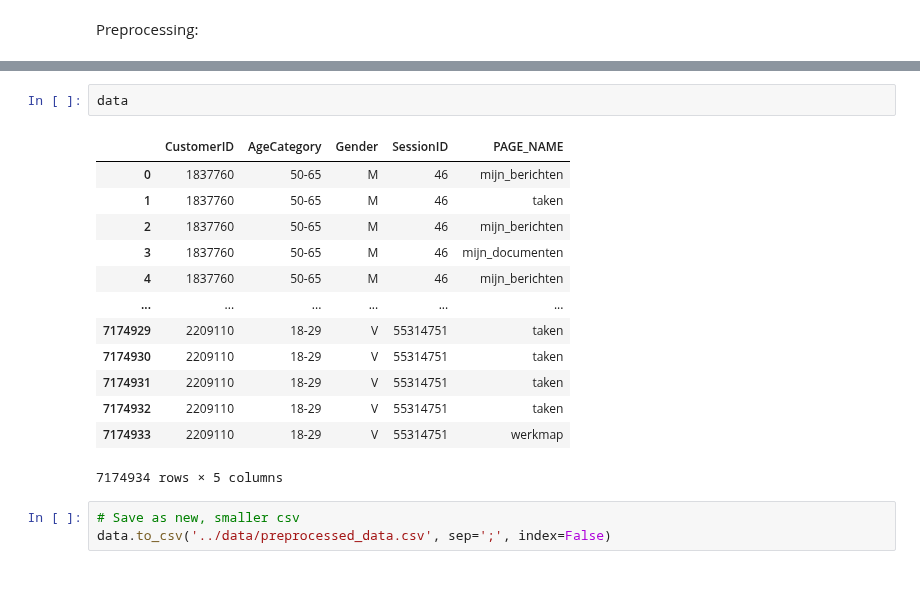
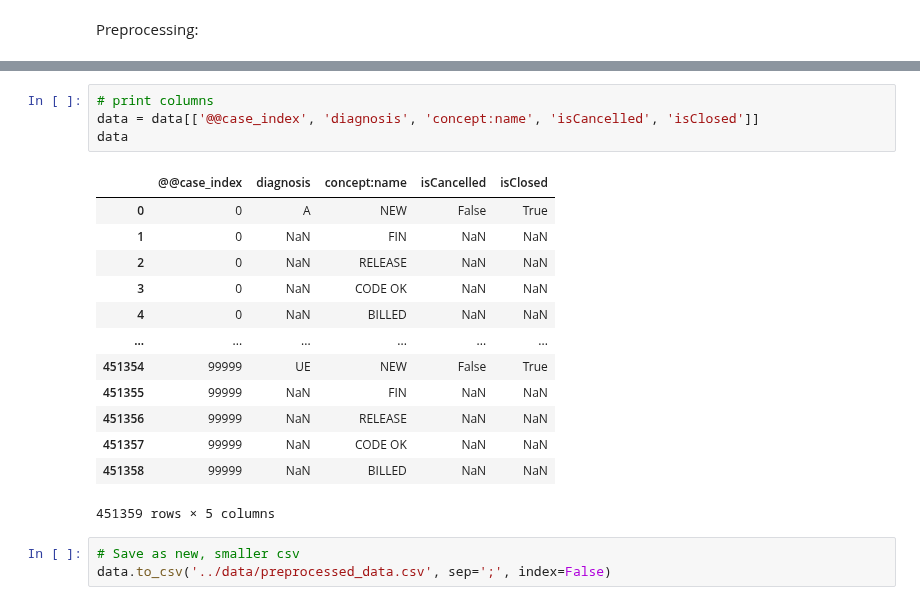
Before and after one commit to collinleiber/LMU_Master_Practical_SoSe24, a Jupyter notebook: practical/ProcessMining/group2/clustering/src/clustering.ipynb, the cells around one changed output, grey strips where cells are left out. Drawn from its saved outputs; the diff is of its cells as text.

```diff
--- a/practical/ProcessMining/group2/clustering/src/clustering.ipynb
+++ b/practical/ProcessMining/group2/clustering/src/clustering.ipynb
@@ -53,19 +42,21 @@ See the caveats in the documentation: https://pandas.pydata.org/pandas-docs/stab
-# %%
-data
-# %% [output]
-|  | CustomerID | AgeCategory | Gender | SessionID | PAGE_NAME |
-| 0 | 1837760 | 50-65 | M | 46 | mijn_berichten |
-| 1 | 1837760 | 50-65 | M | 46 | taken |
-| 2 | 1837760 | 50-65 | M | 46 | mijn_berichten |
-| 3 | 1837760 | 50-65 | M | 46 | mijn_documenten |
-| 4 | 1837760 | 50-65 | M | 46 | mijn_berichten |
-| ... | ... | ... | ... | ... | ... |
-| 7174929 | 2209110 | 18-29 | V | 55314751 | taken |
-| 7174930 | 2209110 | 18-29 | V | 55314751 | taken |
-| 7174931 | 2209110 | 18-29 | V | 55314751 | taken |
-| 7174932 | 2209110 | 18-29 | V | 55314751 | taken |
-| 7174933 | 2209110 | 18-29 | V | 55314751 | werkmap |
-7174934 rows × 5 columns
+# %%
+# print columns
+data = data[['@@case_index', 'diagnosis', 'concept:name', 'isCancelled', 'isClosed']]
+data
+# %% [output]
+|  | @@case_index | diagnosis | concept:name | isCancelled | isClosed |
+| 0 | 0 | A | NEW | False | True |
+| 1 | 0 | NaN | FIN | NaN | NaN |
+| 2 | 0 | NaN | RELEASE | NaN | NaN |
+| 3 | 0 | NaN | CODE OK | NaN | NaN |
+| 4 | 0 | NaN | BILLED | NaN | NaN |
+| ... | ... | ... | ... | ... | ... |
+| 451354 | 99999 | UE | NEW | False | True |
+| 451355 | 99999 | NaN | FIN | NaN | NaN |
+| 451356 | 99999 | NaN | RELEASE | NaN | NaN |
+| 451357 | 99999 | NaN | CODE OK | NaN | NaN |
+| 451358 | 99999 | NaN | BILLED | NaN | NaN |
+451359 rows × 5 columns
 # %%
 # Save as new, smaller csv
 data.to_csv('../data/preprocessed_data.csv', sep=';', index=False)
```
Also changed, not shown: parts of 9 cells of this notebook, 1 other file.
